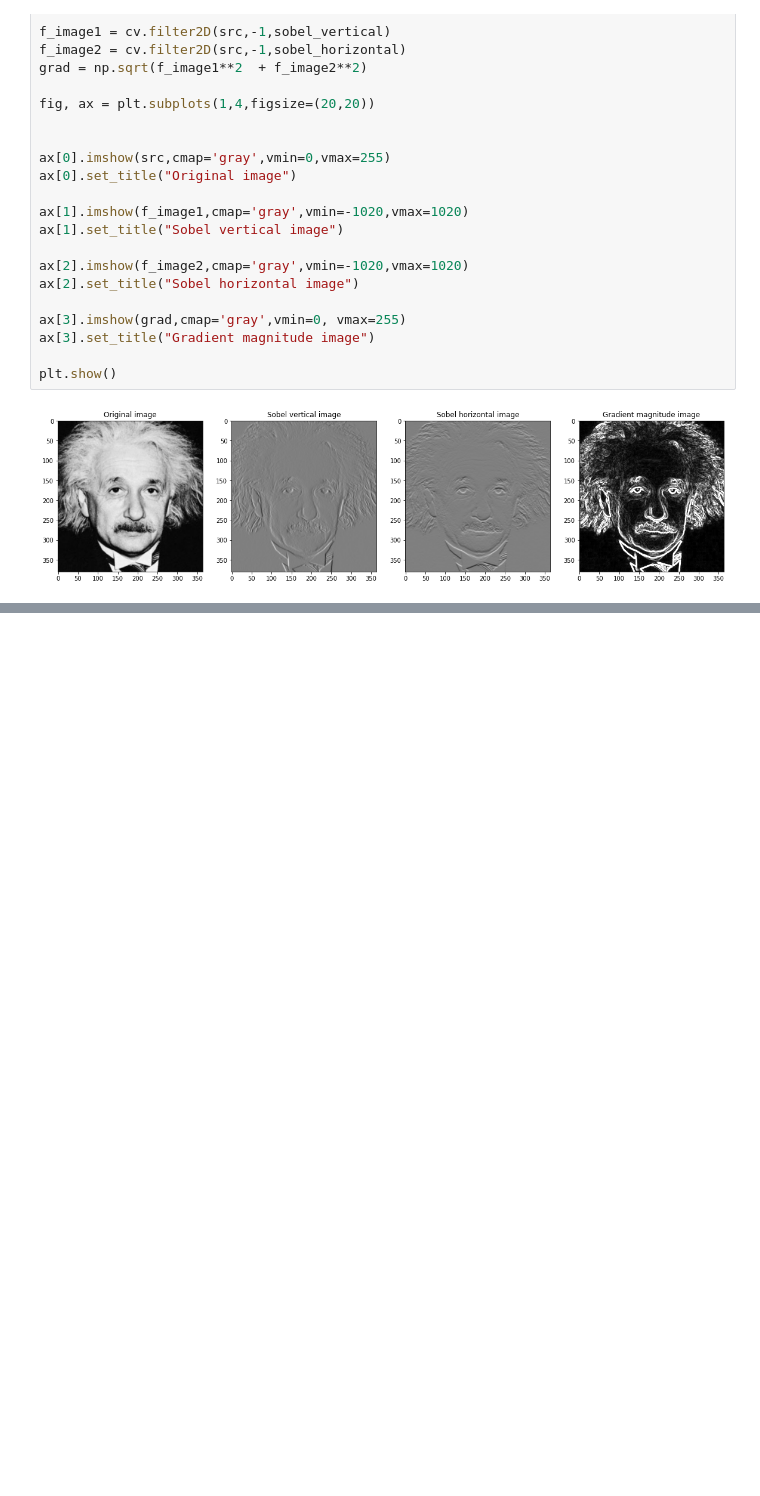
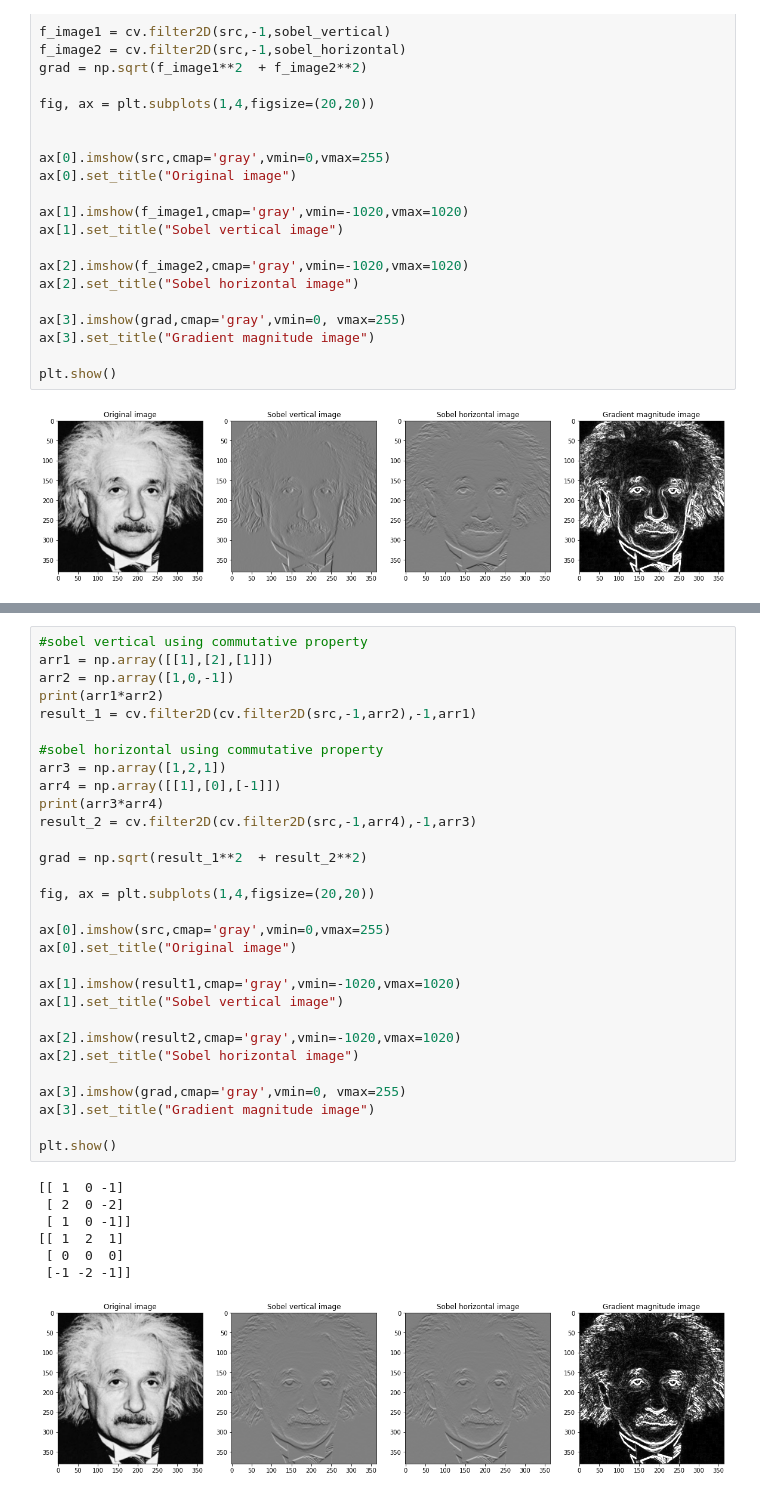
Before and after one commit to shivankapriyashan/EN2250-Fundamentals-of-Image-Processing-and-Machine-Vision, a Jupyter notebook: Assignment_01/Assignment 01 - Intensity transformations and neighborhood filtering.ipynb, the cells around one changed output, grey strips where cells are left out. Drawn from its saved outputs; the diff is of its cells as text; blank space fills up the shorter version.

```diff
--- a/Assignment_01/Assignment 01 - Intensity transformations and neighborhood filtering.ipynb
+++ b/Assignment_01/Assignment 01 - Intensity transformations and neighborhood filtering.ipynb
@@ -314,0 +365,38 @@ plt.show()
+# %%
+#sobel vertical using commutative property
+arr1 = np.array([[1],[2],[1]])
+arr2 = np.array([1,0,-1])
+print(arr1*arr2)
+result_1 = cv.filter2D(cv.filter2D(src,-1,arr2),-1,arr1)
+
+#sobel horizontal using commutative property
+arr3 = np.array([1,2,1])
+arr4 = np.array([[1],[0],[-1]])
+print(arr3*arr4)
+result_2 = cv.filter2D(cv.filter2D(src,-1,arr4),-1,arr3)
+
+grad = np.sqrt(result_1**2  + result_2**2)
+
+fig, ax = plt.subplots(1,4,figsize=(20,20))
+
+ax[0].imshow(src,cmap='gray',vmin=0,vmax=255)
+ax[0].set_title("Original image")
+
+ax[1].imshow(result1,cmap='gray',vmin=-1020,vmax=1020)
+ax[1].set_title("Sobel vertical image")
+
+ax[2].imshow(result2,cmap='gray',vmin=-1020,vmax=1020)
+ax[2].set_title("Sobel horizontal image")
+
+ax[3].imshow(grad,cmap='gray',vmin=0, vmax=255)
+ax[3].set_title("Gradient magnitude image")
+
+plt.show()
+# %% [output]
+[[ 1  0 -1]
+ [ 2  0 -2]
+ [ 1  0 -1]]
+[[ 1  2  1]
+ [ 0  0  0]
+ [-1 -2 -1]]
+[figure, added]
```
Also changed, not shown: parts of 4 cells of this notebook.
